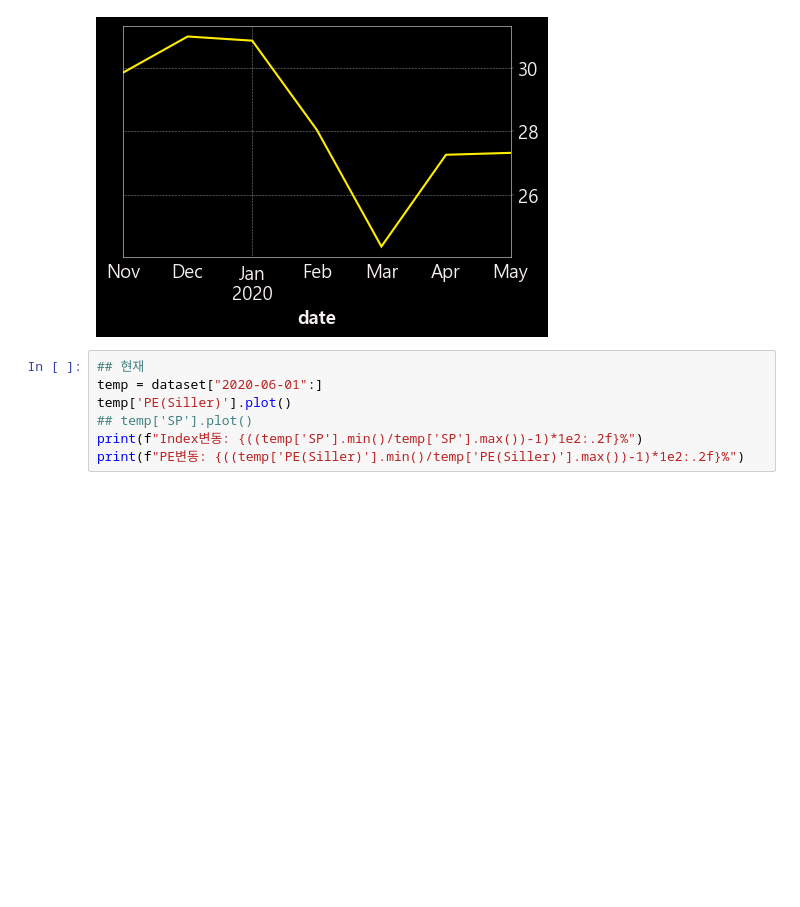
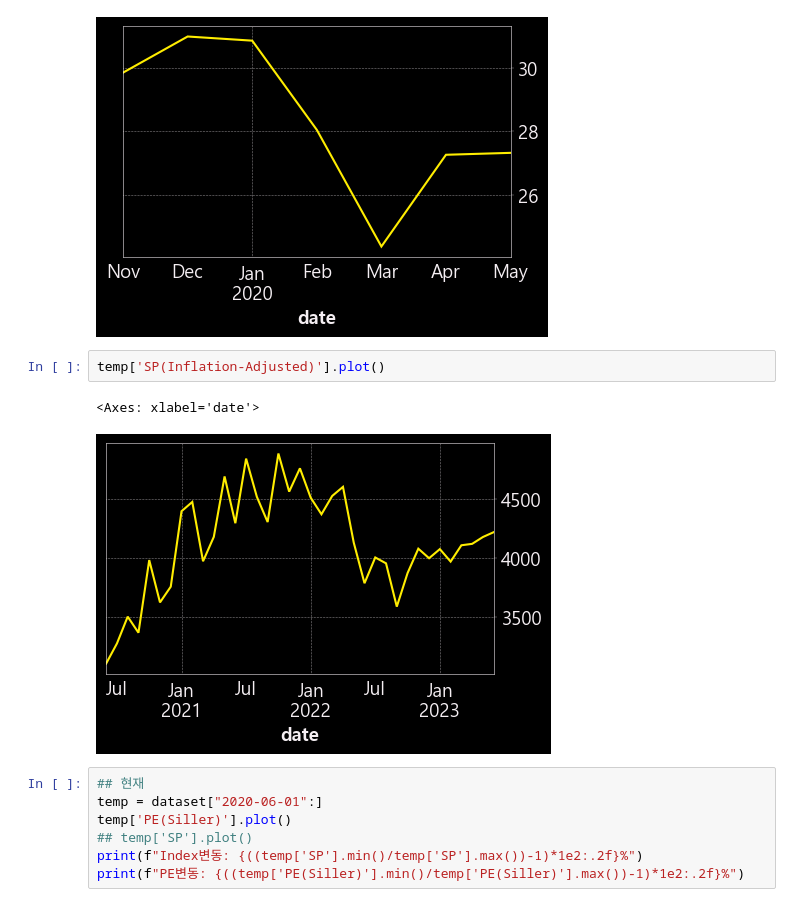
Before and after one commit to hansJeong/OpenBB, a Jupyter notebook: Dashboard/Quant.ipynb, the cells around one changed output. Saved outputs shown, nothing was run; the diff lists cells and outputs as text; blank space fills up the shorter version.

```diff
--- a/Dashboard/Quant.ipynb
+++ b/Dashboard/Quant.ipynb
@@ -181,6 +186,11 @@ print(f"PE변동: {((temp['PE(Siller)'].min()/temp['PE(Siller)'].max())-1)*1e2:.
 Index변동: -20.00%
 PE변동: -21.21%
 [figure]
+# %%
+temp['SP(Inflation-Adjusted)'].plot()
+# %% [output]
+<Axes: xlabel='date'>
+[figure, added]
 # %%
 ## 현재
 temp = dataset["2020-06-01":]
```
Also changed, not shown: parts of 1 cell of this notebook.
